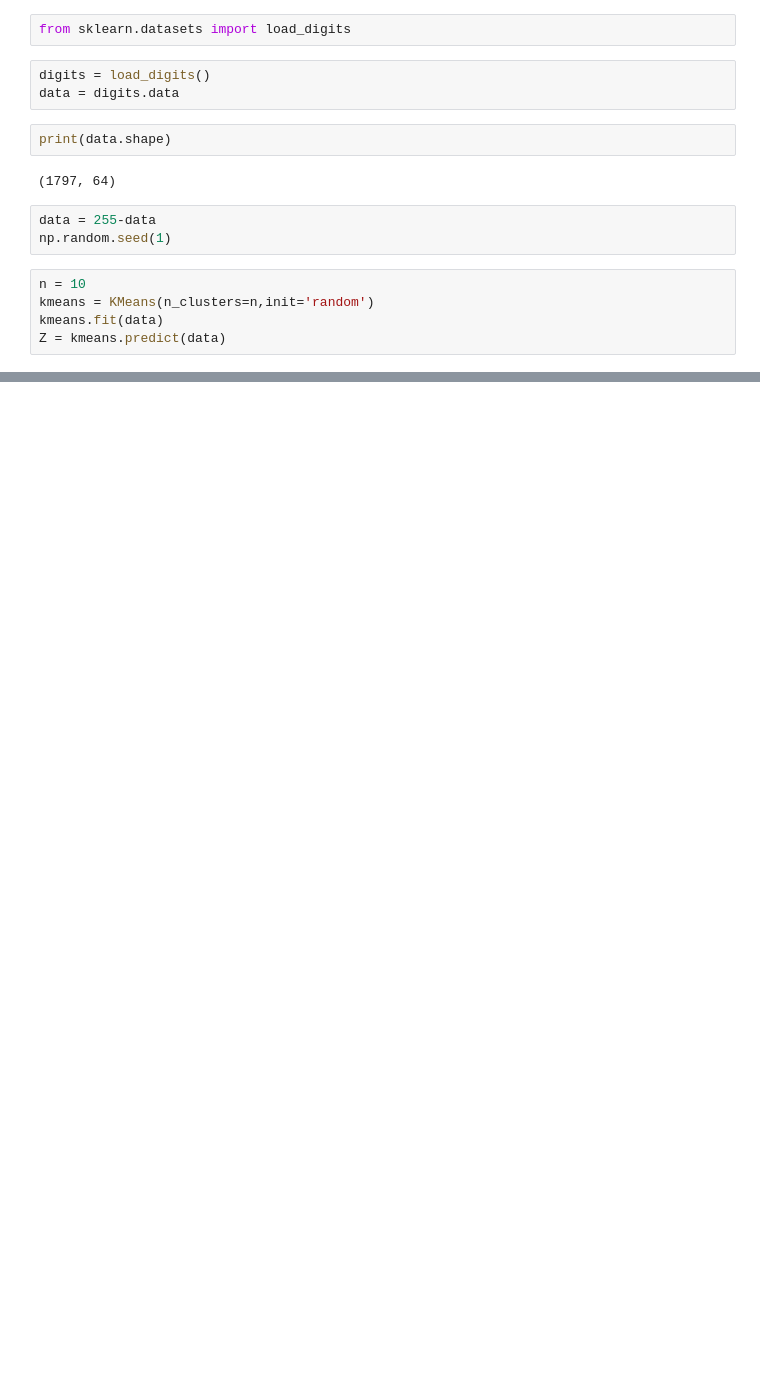
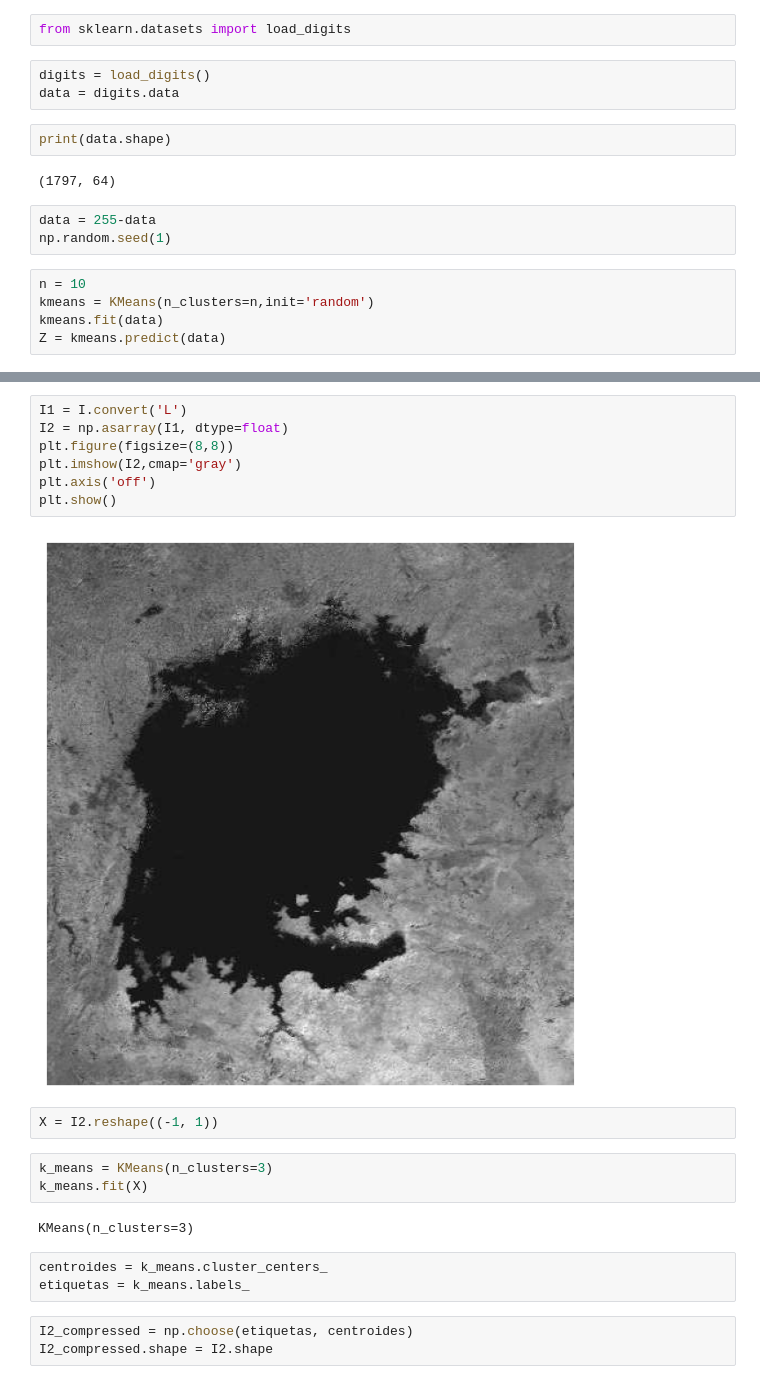
Before and after one commit to fvilcaqui/KMeans, a Jupyter notebook: Ejercicio2.ipynb, the cells around one changed output, grey strips where cells are left out. Drawn from its saved outputs; the diff is of its cells as text; blank space fills up the shorter version.

```diff
--- a/Ejercicio2.ipynb
+++ b/Ejercicio2.ipynb
@@ -46,0 +141,22 @@ ValueError: Number of rows must be a positive integer, not 19.0
+# %%
+I1 = I.convert('L')
+I2 = np.asarray(I1, dtype=float)
+plt.figure(figsize=(8,8))
+plt.imshow(I2,cmap='gray')
+plt.axis('off')
+plt.show()
+# %% [output]
+[figure, added]
+# %%
+X = I2.reshape((-1, 1))
+# %%
+k_means = KMeans(n_clusters=3)
+k_means.fit(X)
+# %% [output]
+KMeans(n_clusters=3)
+# %%
+centroides = k_means.cluster_centers_
+etiquetas = k_means.labels_
+# %%
+I2_compressed = np.choose(etiquetas, centroides)
+I2_compressed.shape = I2.shape
```
Also changed, not shown: parts of 16 cells of this notebook, 3 other files.
